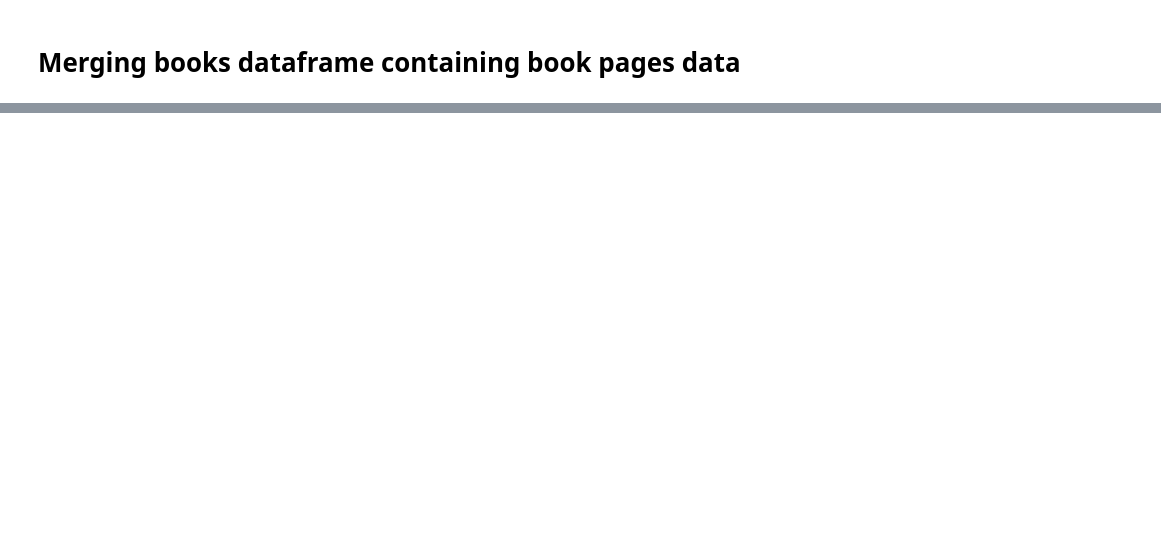
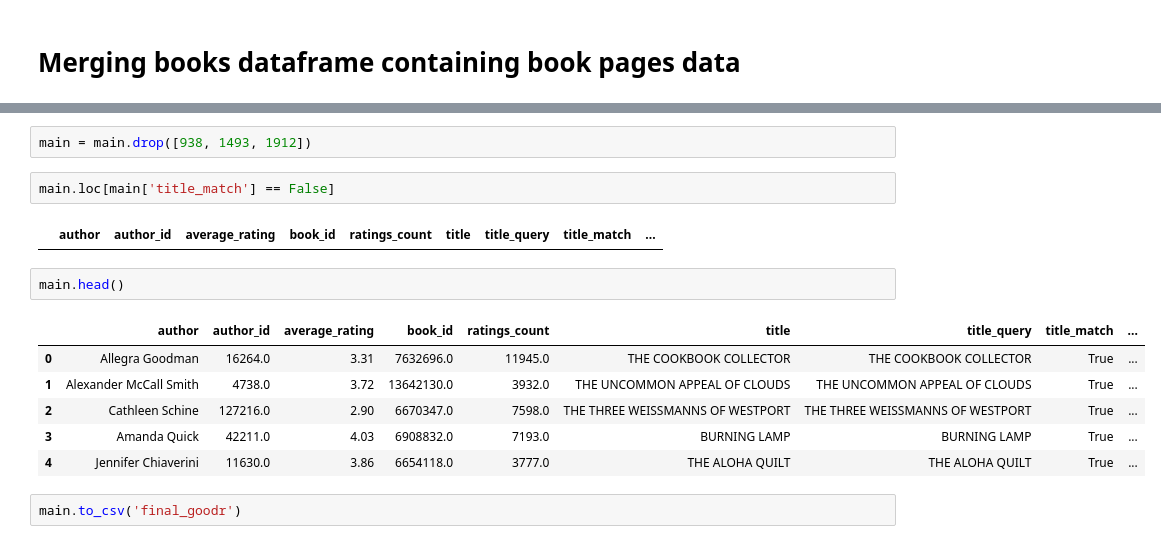
Before and after one commit to loisr/Mod-1-Project, a Jupyter notebook: Goodreads data.ipynb, the cells around one changed output, grey strips where cells are left out. Cells and saved outputs as stored; diff of their text form; blank space fills up the shorter version.

```diff
--- a/Goodreads data.ipynb
+++ b/Goodreads data.ipynb
@@ -72,0 +194,17 @@ dfb2 = pd.read_csv('book_data2.csv')
+# %%
+main = main.drop([938, 1493, 1912])
+# %%
+main.loc[main['title_match'] == False]
+# %% [output]
+|  | author | author_id | average_rating | book_id | ratings_count | title | title_query | title_match | ... |
+# %%
+main.head()
+# %% [output]
+|  | author | author_id | average_rating | book_id | ratings_count | title | title_query | title_match | ... |
+| 0 | Allegra Goodman | 16264.0 | 3.31 | 7632696.0 | 11945.0 | THE COOKBOOK COLLECTOR | THE COOKBOOK COLLECTOR | True | ... |
+| 1 | Alexander McCall Smith | 4738.0 | 3.72 | 13642130.0 | 3932.0 | THE UNCOMMON APPEAL OF CLOUDS | THE UNCOMMON APPEAL OF CLOUDS | True | ... |
+| 2 | Cathleen Schine | 127216.0 | 2.90 | 6670347.0 | 7598.0 | THE THREE WEISSMANNS OF WESTPORT | THE THREE WEISSMANNS OF WESTPORT | True | ... |
+| 3 | Amanda Quick | 42211.0 | 4.03 | 6908832.0 | 7193.0 | BURNING LAMP | BURNING LAMP | True | ... |
+| 4 | Jennifer Chiaverini | 11630.0 | 3.86 | 6654118.0 | 3777.0 | THE ALOHA QUILT | THE ALOHA QUILT | True | ... |
+# %%
+main.to_csv('final_goodr')
```
Also changed, not shown: parts of 17 cells of this notebook, 1 other file.
